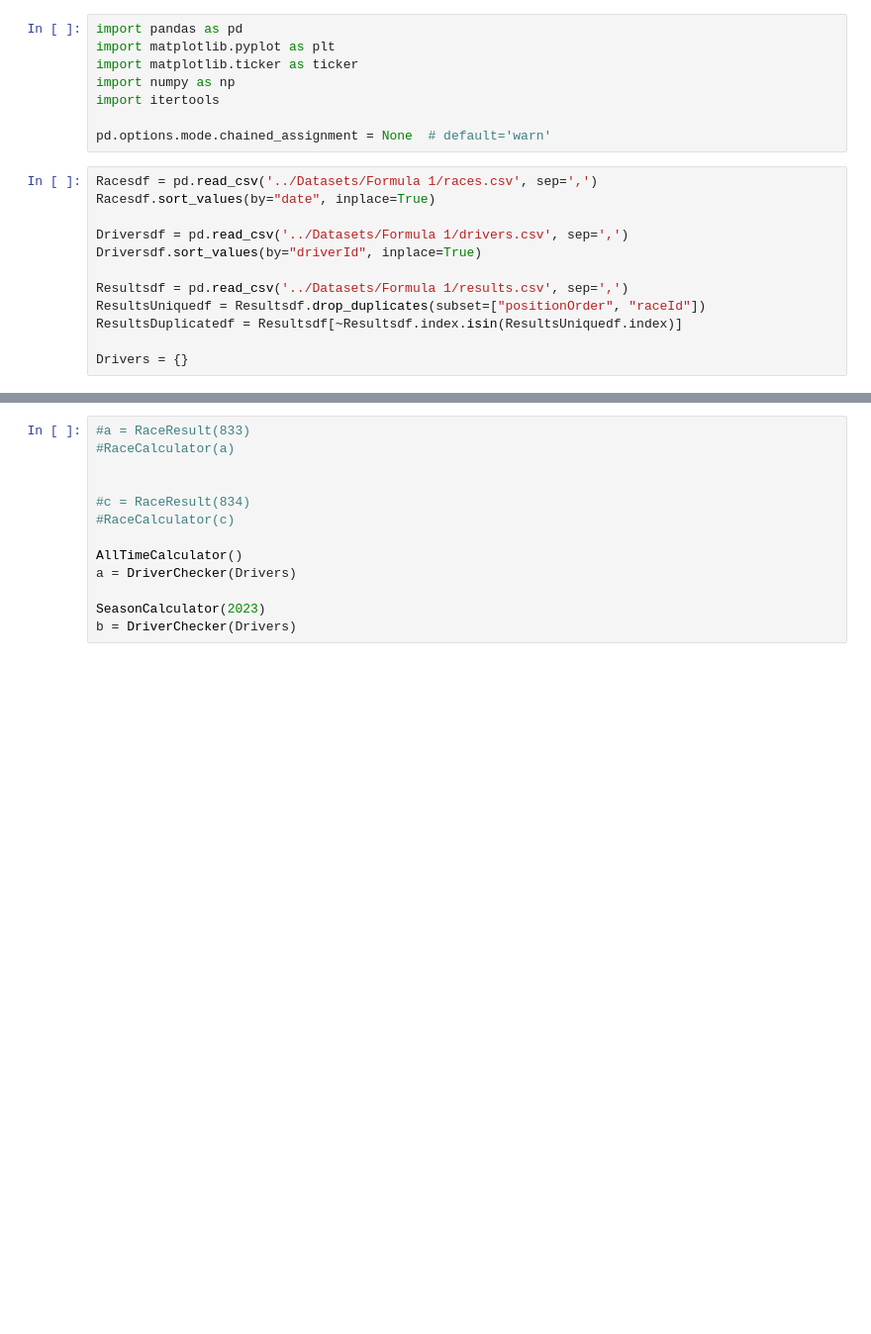
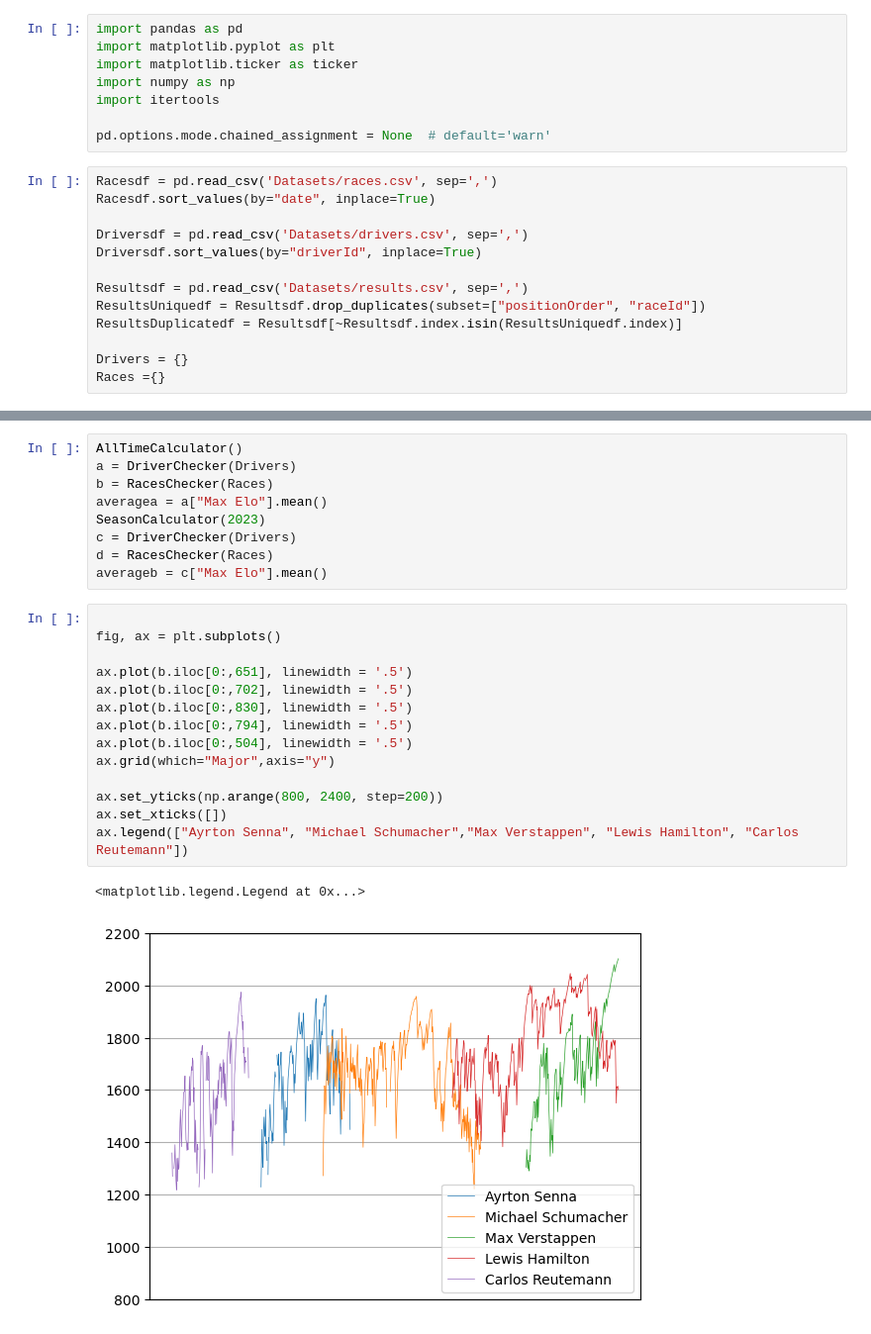
Before and after one commit to Tom-Hosie/CodeLancs_Python, a Jupyter notebook: Project/Fl Drivers Elo.ipynb, the cells around one changed output, grey strips where cells are left out. Shown: that part at 99% size. Saved outputs shown, nothing was run; the diff lists cells and outputs as text; blank space fills up the shorter version.

```diff
--- a/Project/Fl Drivers Elo.ipynb
+++ b/Project/Fl Drivers Elo.ipynb
@@ -7,17 +7,18 @@ import itertools
 
 pd.options.mode.chained_assignment = None  # default='warn'
 # %%
-Racesdf = pd.read_csv('../Datasets/Formula 1/races.csv', sep=',')
+Racesdf = pd.read_csv('Datasets/races.csv', sep=',')
 Racesdf.sort_values(by="date", inplace=True)
 
-Driversdf = pd.read_csv('../Datasets/Formula 1/drivers.csv', sep=',')
+Driversdf = pd.read_csv('Datasets/drivers.csv', sep=',')
 Driversdf.sort_values(by="driverId", inplace=True)
 
-Resultsdf = pd.read_csv('../Datasets/Formula 1/results.csv', sep=',')
+Resultsdf = pd.read_csv('Datasets/results.csv', sep=',')
 ResultsUniquedf = Resultsdf.drop_duplicates(subset=["positionOrder", "raceId"])
 ResultsDuplicatedf = Resultsdf[~Resultsdf.index.isin(ResultsUniquedf.index)]
 
 Drivers = {}
+Races ={}
 # %%
 def RaceResult(RaceID):
     Positions = Resultsdf.loc[Resultsdf["raceId"]== RaceID, ["positionOrder", "driverId", "raceId"]]
@@ -109,16 +126,29 @@ def SeasonCalculator(Year):
             RaceCalculator(RaceResult(a))
 
     return Drivers
-# %%
-#a = RaceResult(833)
-#RaceCalculator(a)
-
-
-#c = RaceResult(834)
-#RaceCalculator(c)
-
-AllTimeCalculator()
-a = DriverChecker(Drivers)
-
-SeasonCalculator(2023)
-b = DriverChecker(Drivers)
+# %%
+AllTimeCalculator()
+a = DriverChecker(Drivers)
+b = RacesChecker(Races)
+averagea = a["Max Elo"].mean()
+SeasonCalculator(2023)
+c = DriverChecker(Drivers)
+d = RacesChecker(Races)
+averageb = c["Max Elo"].mean()
+# %%
+
+fig, ax = plt.subplots()
+
+ax.plot(b.iloc[0:,651], linewidth = '.5')
+ax.plot(b.iloc[0:,702], linewidth = '.5')
+ax.plot(b.iloc[0:,830], linewidth = '.5')
+ax.plot(b.iloc[0:,794], linewidth = '.5')
+ax.plot(b.iloc[0:,504], linewidth = '.5')
+ax.grid(which="Major",axis="y")
+
+ax.set_yticks(np.arange(800, 2400, step=200))
+ax.set_xticks([])
+ax.legend(["Ayrton Senna", "Michael Schumacher","Max Verstappen", "Lewis Hamilton", "Carlos Reutemann"])
+# %% [output]
+<matplotlib.legend.Legend at 0x...>
+[figure, added]
```
Also changed, not shown: parts of 2 cells of this notebook, 24 other files.
